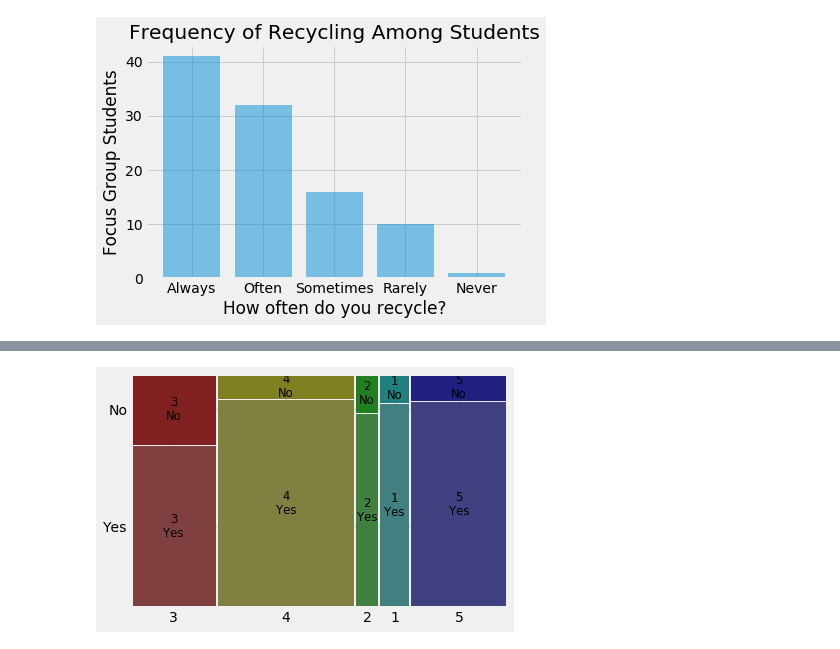
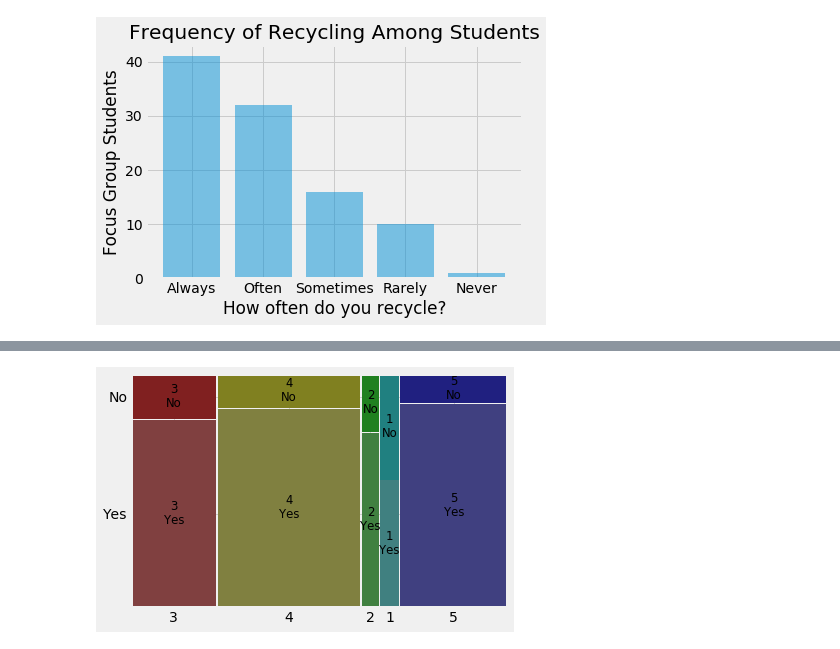
Before and after one commit to aalmeida9/362Project1, a Jupyter notebook: main.ipynb, the cells around one changed output, grey strips where cells are left out. Drawn from its saved outputs; the diff is of its cells as text; code cells hidden in the pictures.

```diff
--- a/main.ipynb
+++ b/main.ipynb
@@ -176,8 +180,8 @@ AC.value_counts().plot(kind='bar')
 # %%
 #mosaic plot
-m = df1.groupby(["Symbol", "Likelihood"]).sum()
+m = df.groupby(["Symbol", "Likelihood"]).sum()
 
-mosaic(df1, ["Habits", "Symbol"])
+mosaic(df, ["Habits", "Symbol"])
 plt.show()
 # %% [output]
-[figure, old version]
+[figure, new version]
```
Also changed, not shown: parts of 4 cells of this notebook.
